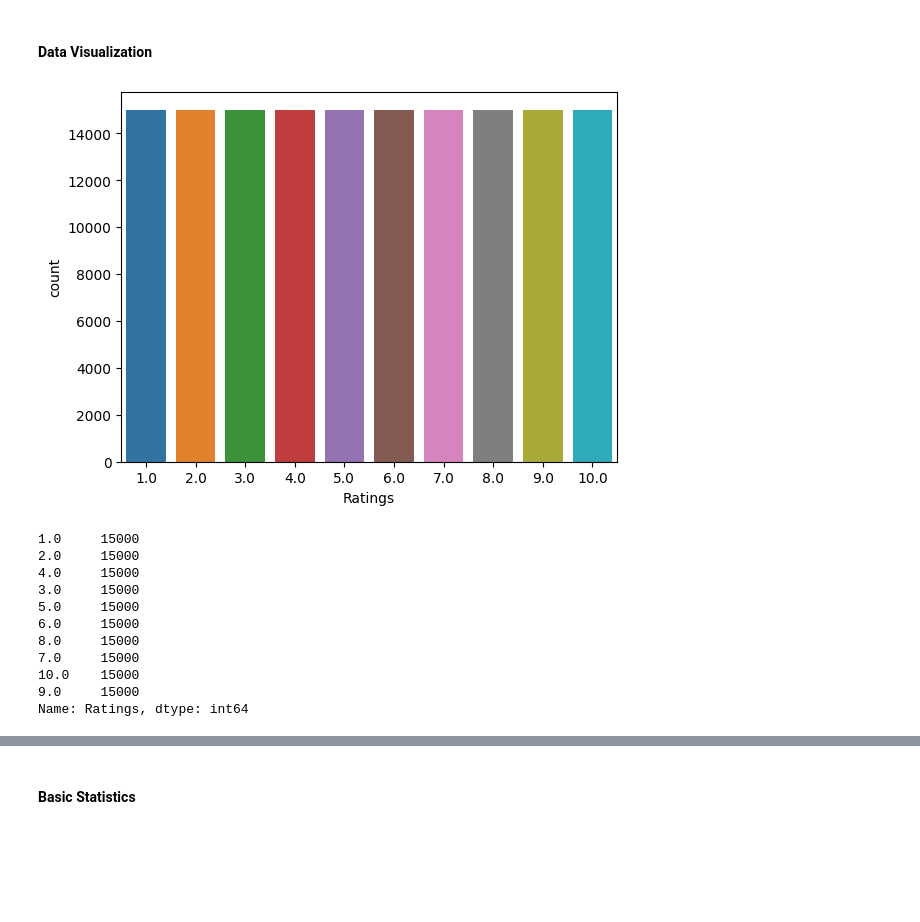
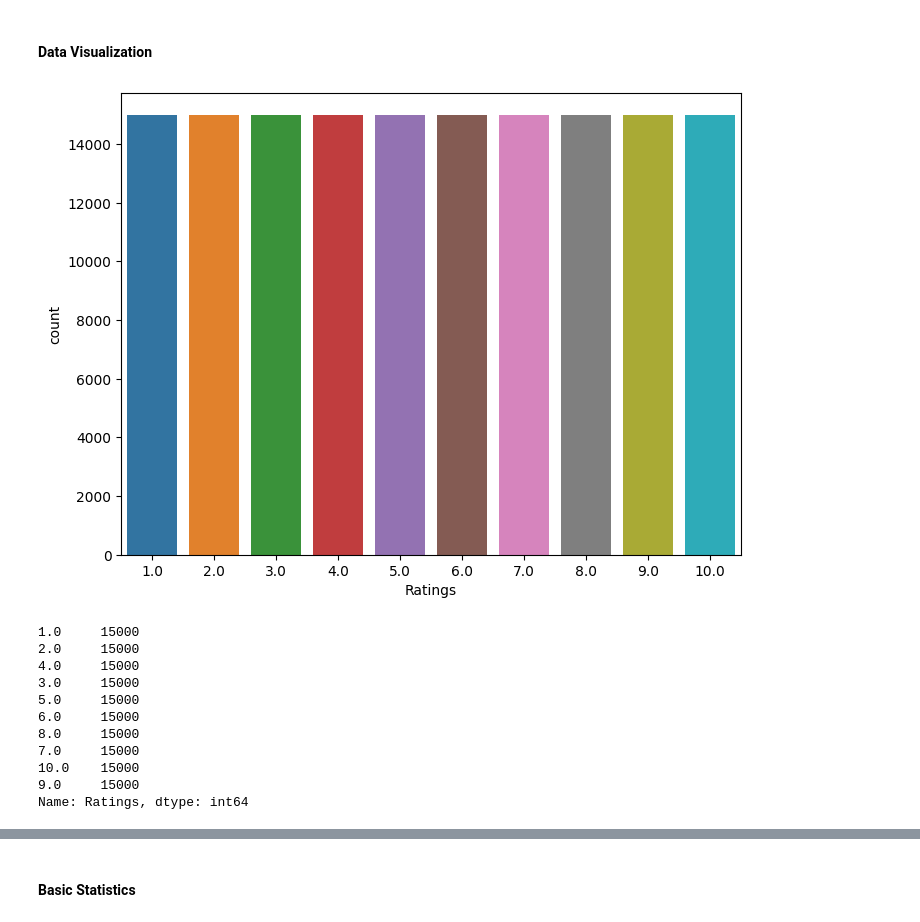
Before and after one commit to iamabhaytiwari343/SentimentAnalyzer, a Jupyter notebook: individualNotebooks/processing.ipynb, the cells around one changed output, grey strips where cells are left out. Saved outputs shown, nothing was run; the diff lists cells and outputs as text; code cells hidden in the pictures; blank space fills up the shorter version.

```diff
--- a/individualNotebooks/processing.ipynb
+++ b/individualNotebooks/processing.ipynb
@@ -6,7 +6,7 @@ import matplotlib.pyplot as plt
 # %% [markdown]
 #### Data Loading
 # %%
-df = pd.read_csv('Dataset/dataset1.csv')
+df = pd.read_csv('../Dataset/dataset1.csv')
 # %%
 from wordcloud import WordCloud
 # %% [markdown]
@@ -136,11 +136,18 @@ No of ratings:150000
 # %%
 
 # Checking for Class Imbalance
+fig = plt.figure(figsize=(8, 6))
 sns.countplot(x=df['Ratings'])
+
+# Save the plot as a JPG file
+plt.savefig('class_imbalance_plot.jpg', format='jpg')
+
+# Display the plot
 plt.show()
+
 print(df['Ratings'].value_counts())
 # %% [output]
-[figure, old version]
+[figure, new version]
 1.0     15000
 2.0     15000
 4.0     15000
```
Also changed, not shown: parts of 7 cells of this notebook, 9 other files.
